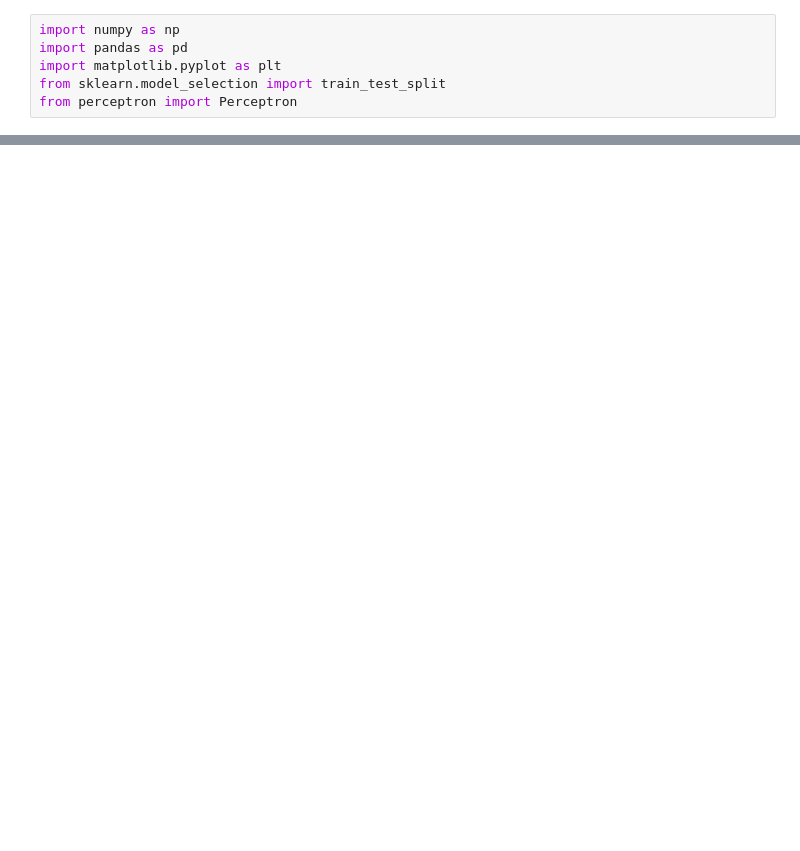
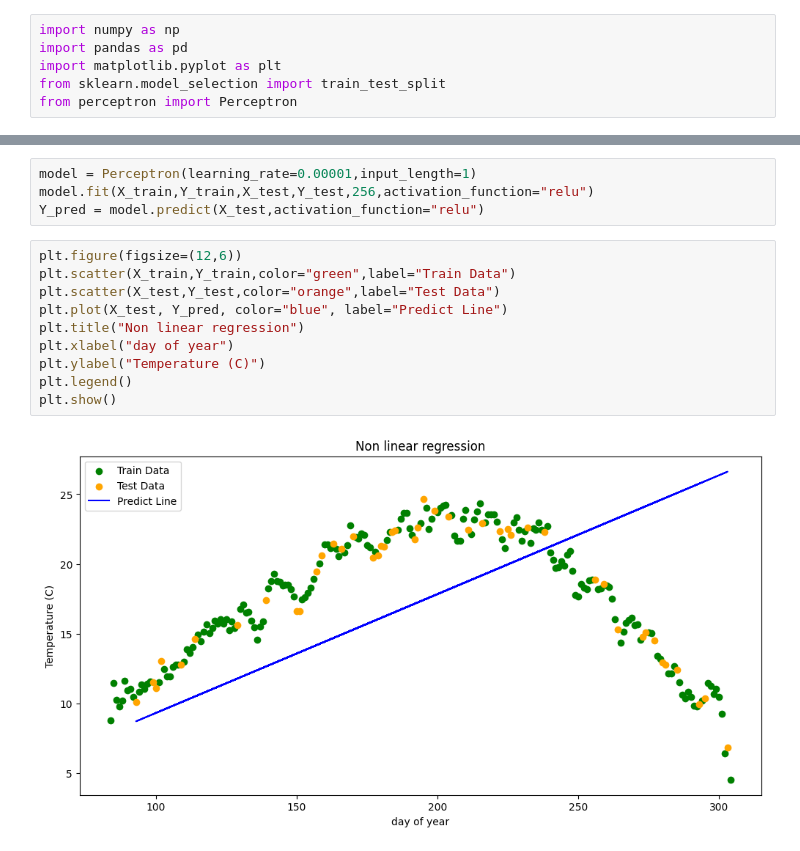
Before and after one commit to Moein-Moatali-2006/Machine-learning, a Jupyter notebook: Perceptron (Perception Neuron)/Weather forecast/main.ipynb, the cells around one changed output, grey strips where cells are left out. Drawn from its saved outputs; the diff is of its cells as text; blank space fills up the shorter version.

```diff
--- a/Perceptron (Perception Neuron)/Weather forecast/main.ipynb
+++ b/Perceptron (Perception Neuron)/Weather forecast/main.ipynb
@@ -50,0 +94,16 @@ plt.show()
+# %%
+model = Perceptron(learning_rate=0.00001,input_length=1)
+model.fit(X_train,Y_train,X_test,Y_test,256,activation_function="relu")
+Y_pred = model.predict(X_test,activation_function="relu")
+# %%
+plt.figure(figsize=(12,6))
+plt.scatter(X_train,Y_train,color="green",label="Train Data")
+plt.scatter(X_test,Y_test,color="orange",label="Test Data")
+plt.plot(X_test, Y_pred, color="blue", label="Predict Line")
+plt.title("Non linear regression")
+plt.xlabel("day of year")
+plt.ylabel("Temperature (C)")
+plt.legend()
+plt.show()
+# %% [output]
+[figure, added]
```
Also changed, not shown: parts of 9 cells of this notebook, 1 other file.
